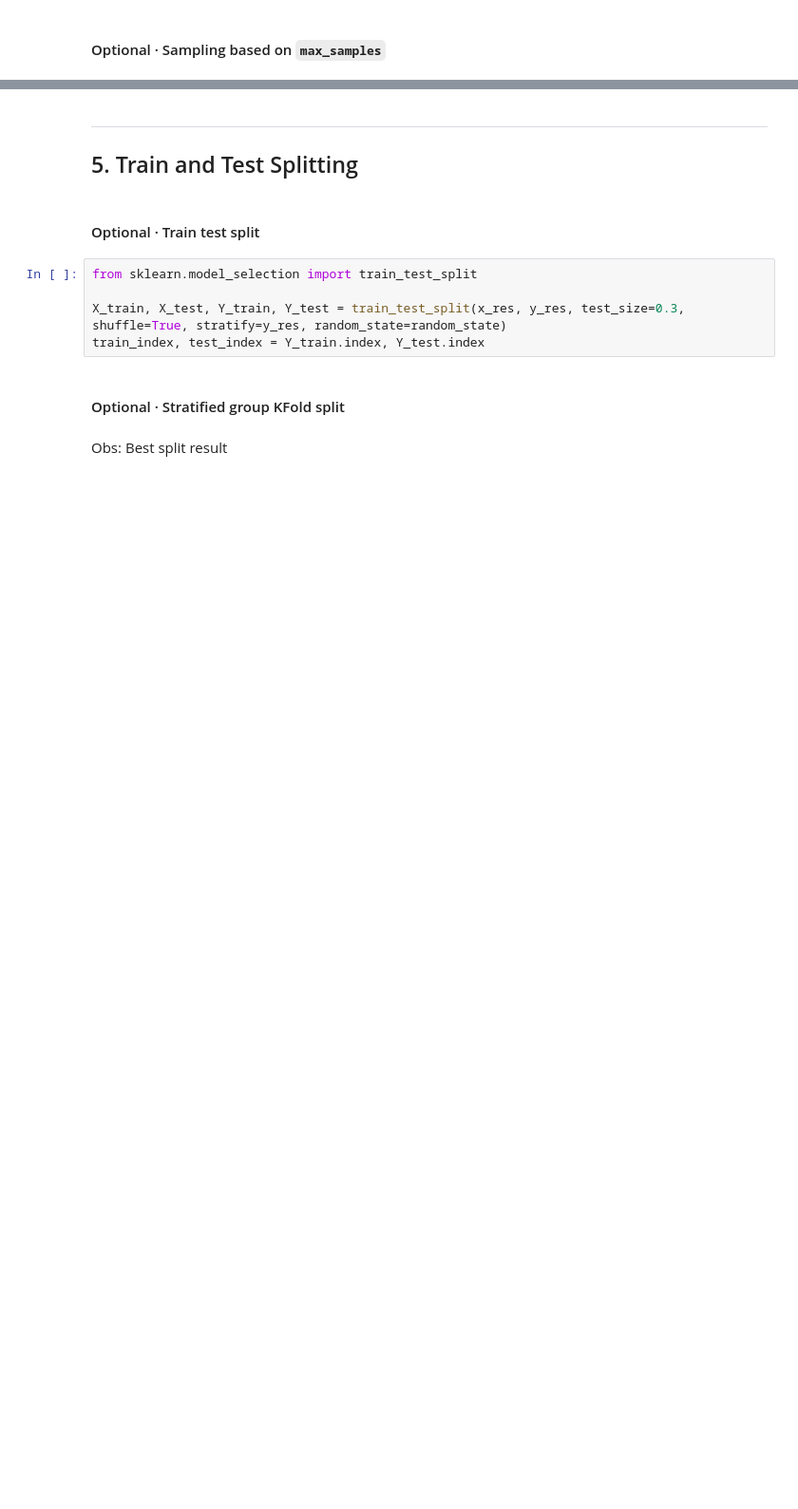
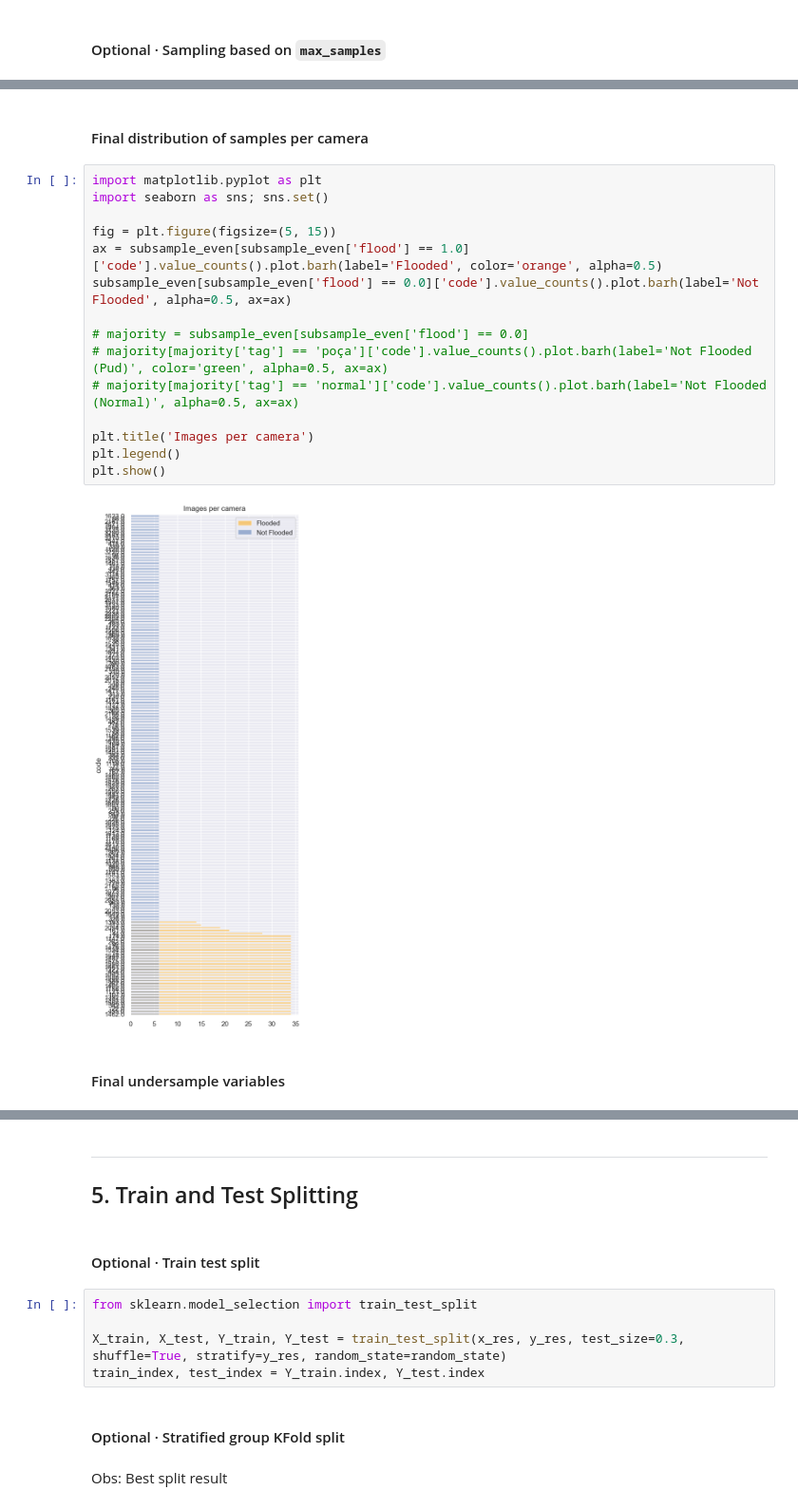
Before and after one commit to luisresende13/octa-flood-images, a Jupyter notebook: Example Split + Copy Images into Split Folders.ipynb, the cells around one changed output, grey strips where cells are left out. Shown: that part at 95% size. Drawn from its saved outputs; the diff is of its cells as text; blank space fills up the shorter version.

Commit message:
samples per camera visualization and split

```diff
--- a/Example Split + Copy Images into Split Folders.ipynb
+++ b/Example Split + Copy Images into Split Folders.ipynb
@@ -269,0 +421,21 @@ Samples Taken: 4359/4359
+# %% [markdown]
+#### Final distribution of samples per camera
+# %%
+import matplotlib.pyplot as plt
+import seaborn as sns; sns.set()
+
+fig = plt.figure(figsize=(5, 15))
+ax = subsample_even[subsample_even['flood'] == 1.0]['code'].value_counts().plot.barh(label='Flooded', color='orange', alpha=0.5)
+subsample_even[subsample_even['flood'] == 0.0]['code'].value_counts().plot.barh(label='Not Flooded', alpha=0.5, ax=ax)
+
+# majority = subsample_even[subsample_even['flood'] == 0.0]
+# majority[majority['tag'] == 'poça']['code'].value_counts().plot.barh(label='Not Flooded (Pud)', color='green', alpha=0.5, ax=ax)
+# majority[majority['tag'] == 'normal']['code'].value_counts().plot.barh(label='Not Flooded (Normal)', alpha=0.5, ax=ax)
+
+plt.title('Images per camera')
+plt.legend()
+plt.show()
+# %% [output]
+[figure, added]
+# %% [markdown]
+#### Final undersample variables
```
Also changed, not shown: parts of 38 cells of this notebook, 3 other files.
